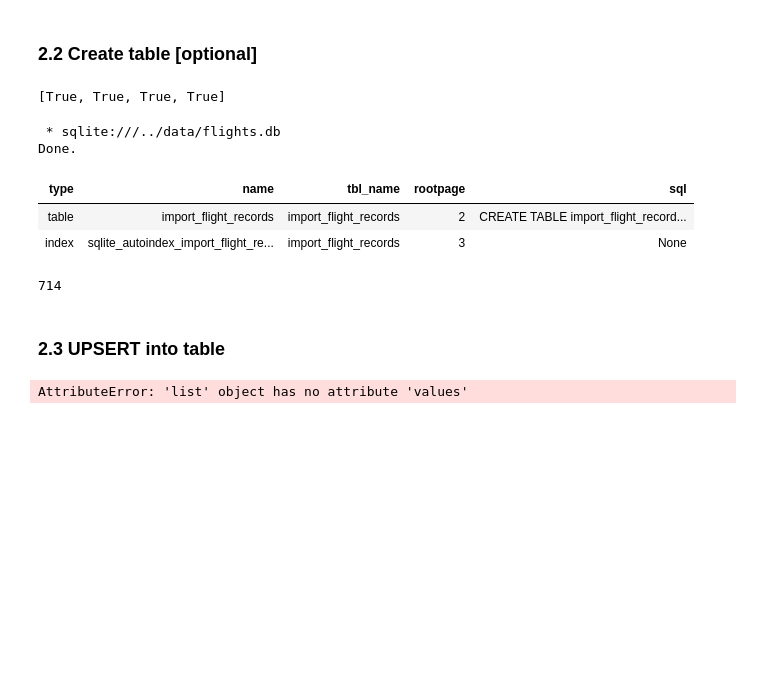
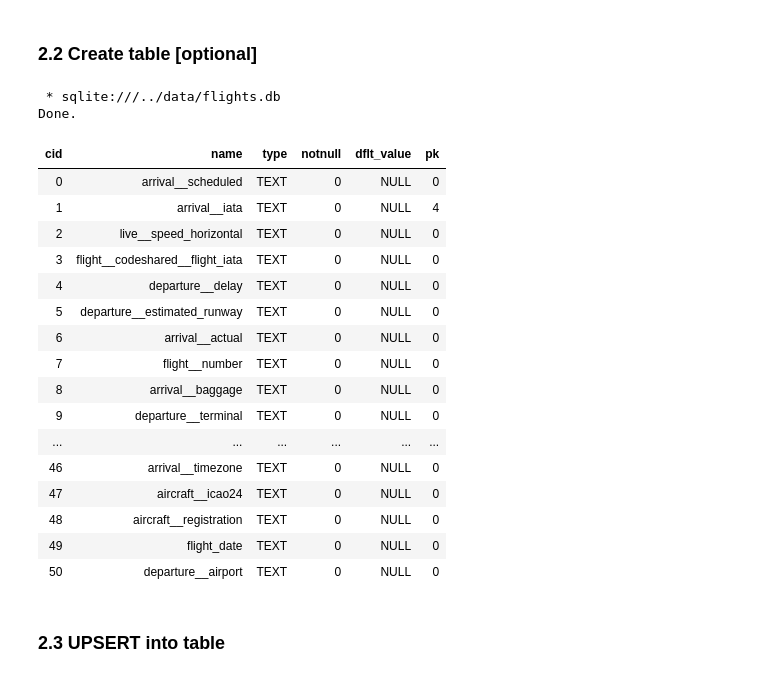
Before and after one commit to vykuang/mh-flight-logs, a Jupyter notebook: notebooks/mvp.ipynb, the cells around one changed output. Cells and saved outputs as stored; diff of their text form; code cells hidden in the pictures; blank space fills up the shorter version.

Commit message:
add upsert to mvp notebook

```diff
--- a/notebooks/mvp.ipynb
+++ b/notebooks/mvp.ipynb
@@ -179,29 +183,33 @@ schema = find_json_schema(entries)
 db_conn = sqlite3.connect("../data/flights.db")
 
 create_table(schema, db_conn)
-# %%
-sep = '__'
-pk = [["flight", "iata"],
-          ["departure", "iata"],
-          ["departure", "scheduled"],
-          ["arrival", "iata"]]
-pk = [sep.join(field) for field in pk]
-[key in schema for key in pk]
-# %% [output]
-[True, True, True, True]
 # %%
 %load_ext sql
 # %%
 %sql sqlite:///../data/flights.db
 # %%
 %%sql
-select * from sqlite_master;
+pragma table_info('import_flight_records')
 # %% [output]
  * sqlite:///../data/flights.db
 Done.
-| type | name | tbl_name | rootpage | sql |
-| table | import_flight_records | import_flight_records | 2 | CREATE TABLE import_flight_record... |
-| index | sqlite_autoindex_import_flight_re... | import_flight_records | 3 | None |
+| cid | name | type | notnull | dflt_value | pk |
+| 0 | arrival__scheduled | TEXT | 0 | NULL | 0 |
+| 1 | arrival__iata | TEXT | 0 | NULL | 4 |
+| 2 | live__speed_horizontal | TEXT | 0 | NULL | 0 |
+| 3 | flight__codeshared__flight_iata | TEXT | 0 | NULL | 0 |
+| 4 | departure__delay | TEXT | 0 | NULL | 0 |
+| 5 | departure__estimated_runway | TEXT | 0 | NULL | 0 |
+| 6 | arrival__actual | TEXT | 0 | NULL | 0 |
+| 7 | flight__number | TEXT | 0 | NULL | 0 |
+| 8 | arrival__baggage | TEXT | 0 | NULL | 0 |
+| 9 | departure__terminal | TEXT | 0 | NULL | 0 |
+| ... | ... | ... | ... | ... | ... |
+| 46 | arrival__timezone | TEXT | 0 | NULL | 0 |
+| 47 | aircraft__icao24 | TEXT | 0 | NULL | 0 |
+| 48 | aircraft__registration | TEXT | 0 | NULL | 0 |
+| 49 | flight_date | TEXT | 0 | NULL | 0 |
+| 50 | departure__airport | TEXT | 0 | NULL | 0 |
 # %%
 from sqlite3 import ProgrammingError
 
@@ -226,13 +254,7 @@ def upsert_entries(
             )
     except ProgrammingError as e:
         print(e)
-# %%
-len(entries)
-# %% [output]
-714
 # %% [markdown]
 ### 2.3 UPSERT into table
 # %%
-upsert_entries(entries,schema, db_conn)
+upsert_entries(entries, db_conn)
-# %% [output]
-AttributeError: 'list' object has no attribute 'values'
```
Also changed, not shown: parts of 13 cells of this notebook, 3 other files.
